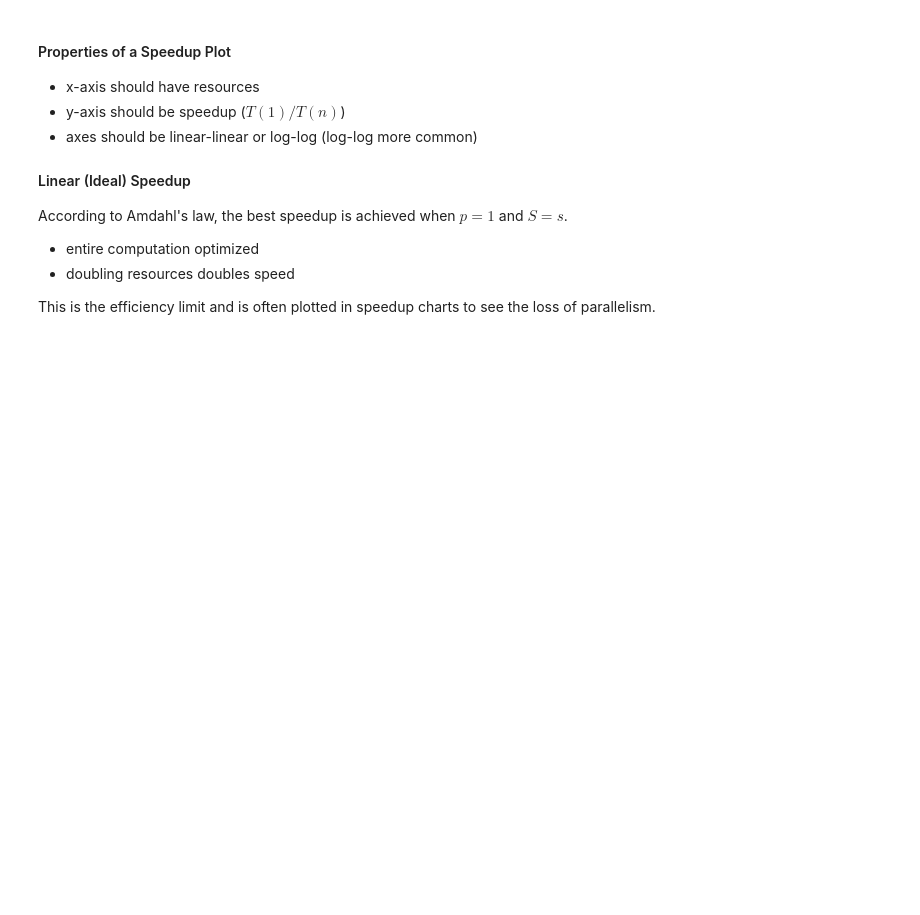
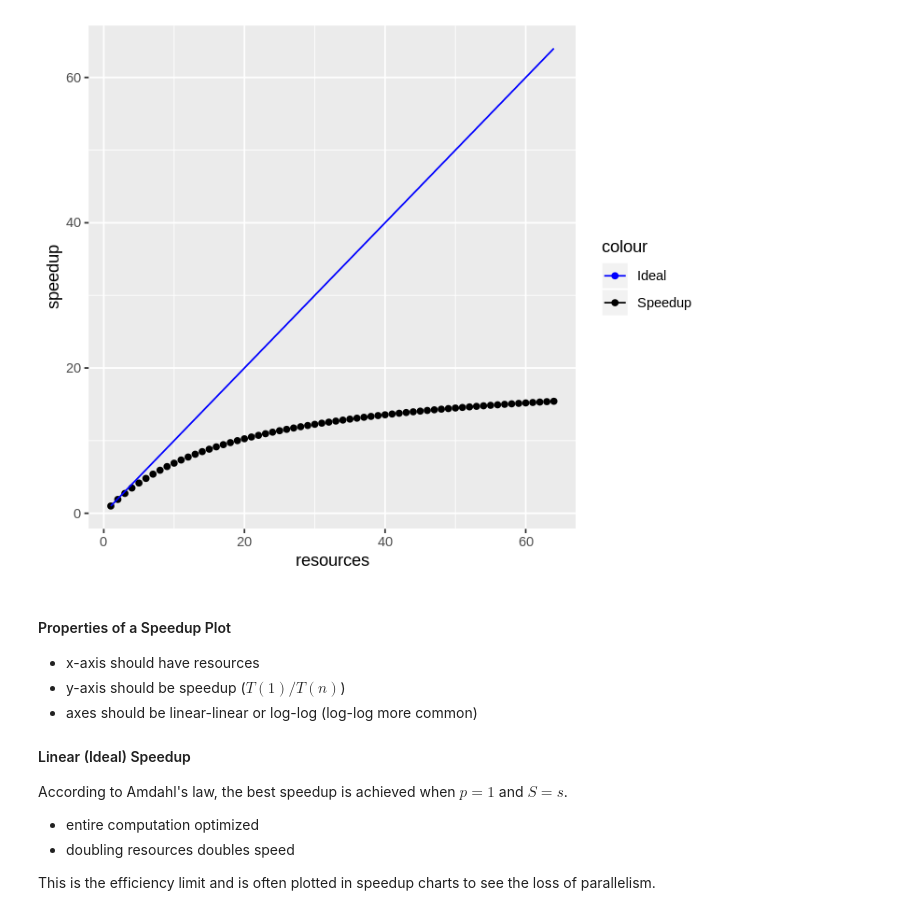
Before and after one commit to AbnerErnaniADSFatec/parallel-programing, a Jupyter notebook: inpe-parallel-data-science/code/02_Amdahls.ipynb, the cells around one changed output. Drawn from its saved outputs; the diff is of its cells as text; code cells hidden in the pictures; blank space fills up the shorter version.

```diff
--- a/inpe-parallel-data-science/code/02_Amdahls.ipynb
+++ b/inpe-parallel-data-science/code/02_Amdahls.ipynb
@@ -51,21 +51,23 @@ Let's look at the Amdahl curve for a given parallel fraction (.95).
 # %%
 library(ggplot2)
 library(tidyverse)
 library(repr)
 options(repr.plot.width=6, repr.plot.height=5)
 
 # Let's assume we have a 4 socket x 16 core machine.  So up to 64 cores.
 resources = seq(1:1:64)
 p = .95
 
-amdahl <- data.frame(cores, 1/((1-p)+p/cores))
+amdahl <- data.frame(resources, 1/((1-p)+p/resources))
 colnames(amdahl) <- c("resources","speedup")
 
 aplot <- ggplot(amdahl, aes(x=resources, y=speedup, color="Speedup")) + geom_point() +
             geom_line(data=amdahl, aes(x=resources,y=resources, color="Ideal")) +
             scale_color_manual(values = c("Speedup" = 'black','Ideal' = 'blue'))
 
 print(aplot)
+# %% [output]
+[figure, added]
 # %% [markdown]
 #### Properties of a Speedup Plot
 
```
Also changed, not shown: parts of 7 cells of this notebook, 15 other files.
